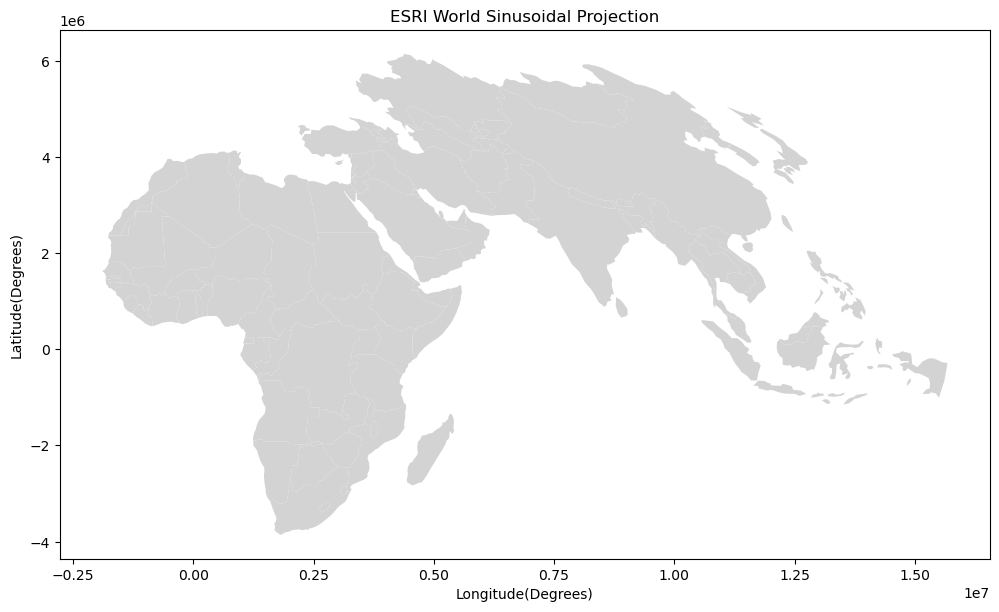
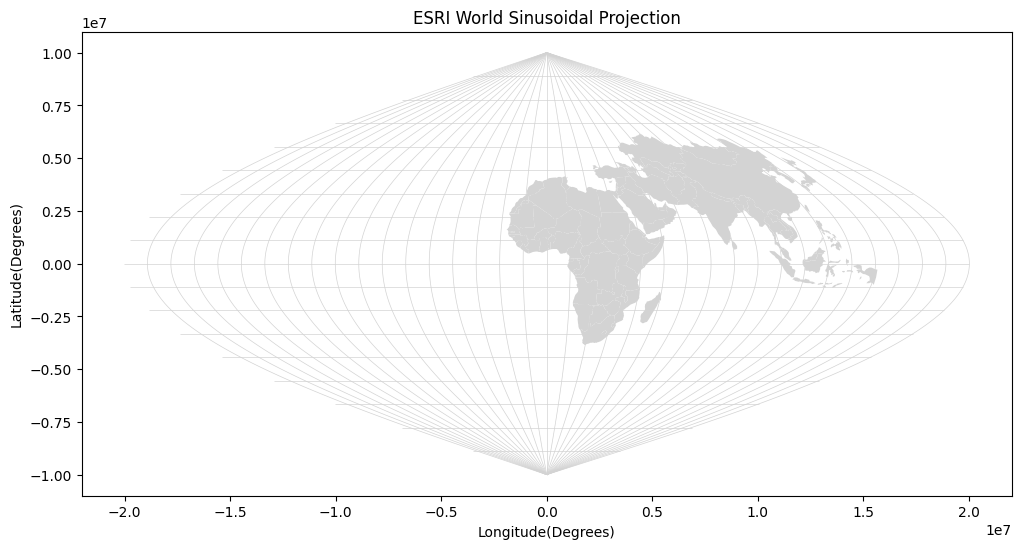
Unified diff of the notebook cell whose output changed from the first chart to the second:
--- before
+++ after
@@ -1,5 +1,7 @@
 africa_3857 = africa.to_crs('ESRI: 54008')
+grat_3857 = grat.to_crs('ESRI: 54008')
 fig, ax = plt.subplots(figsize=(12,10))
 africa_3857.plot(ax=ax, color="lightgray")
+grat_3857.plot(ax=ax, color="lightgray", linewidth=0.5)
 
 ax.set(xlabel="Longitude(Degrees)",

Commit: chapter 4-half